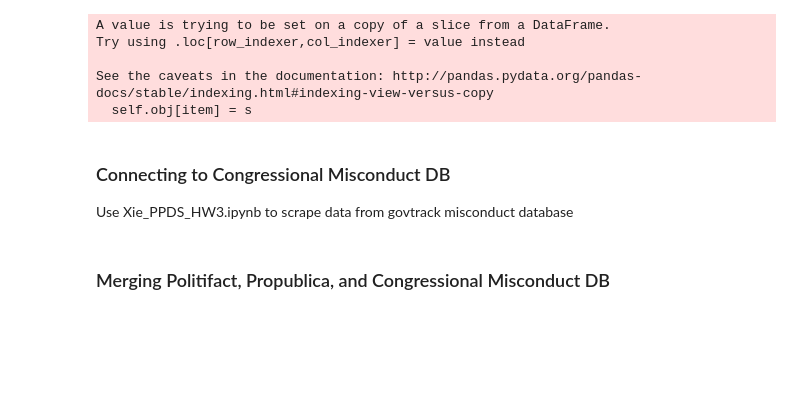
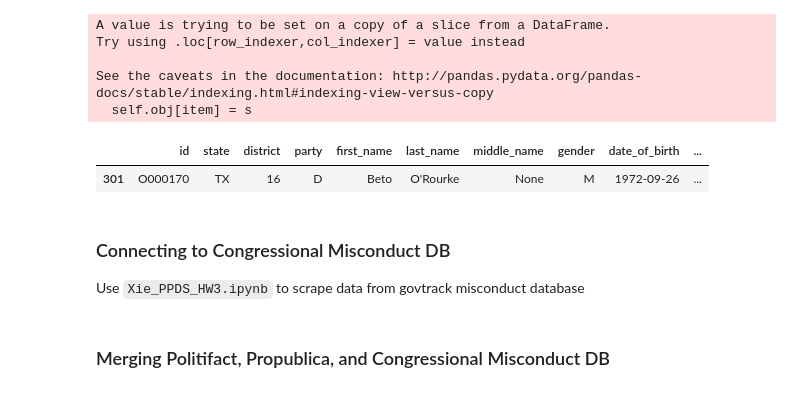
Before and after one commit to qcx201-nyu/PPDS, a Jupyter notebook: politician.ipynb, the cells around one changed output. Cells and saved outputs as stored; diff of their text form; code cells hidden in the pictures; blank space fills up the shorter version.

```diff
--- a/politician.ipynb
+++ b/politician.ipynb
@@ -448,10 +464,15 @@ Try using .loc[row_indexer,col_indexer] = value instead
 
 See the caveats in the documentation: http://pandas.pydata.org/pandas-docs/stable/indexing.html#indexing-view-versus-copy
   self.obj[item] = s
+# %%
+house[house['name_slug']=='beto-orourke']
+# %% [output]
+|  | id | state | district | party | first_name | last_name | middle_name | gender | date_of_birth | ... |
+| 301 | O000170 | TX | 16 | D | Beto | O'Rourke | None | M | 1972-09-26 | ... |
 # %% [markdown]
 ### Connecting to Congressional Misconduct DB
 
-Use Xie_PPDS_HW3.ipynb to scrape data from govtrack misconduct database
+Use `Xie_PPDS_HW3.ipynb` to scrape data from govtrack misconduct database
 # %%
 from sqlalchemy import create_engine
 
```
Also changed, not shown: parts of 27 cells of this notebook.
